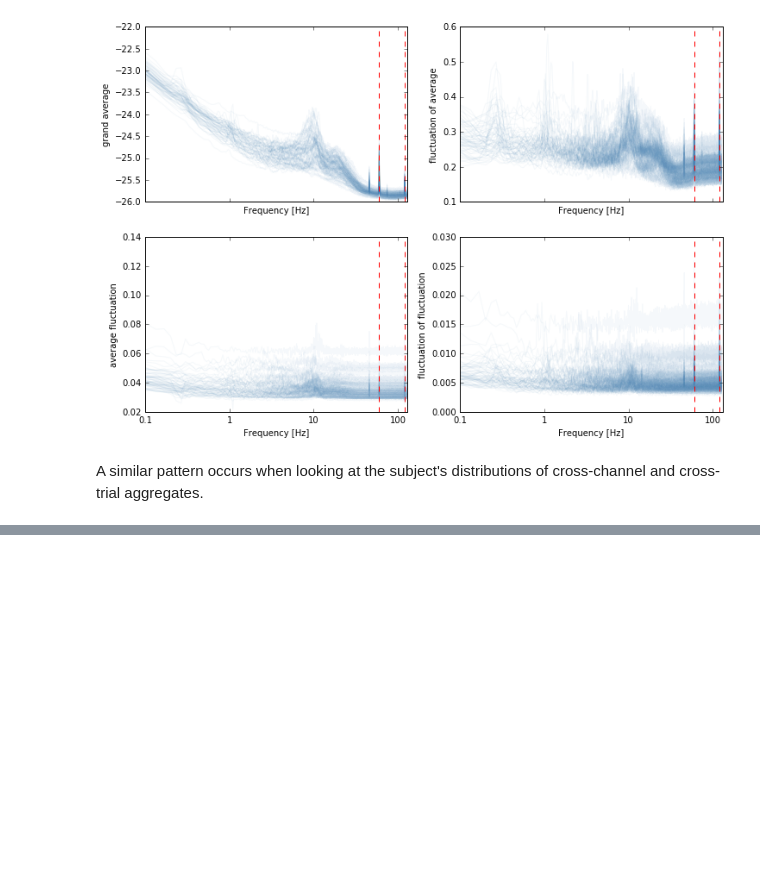
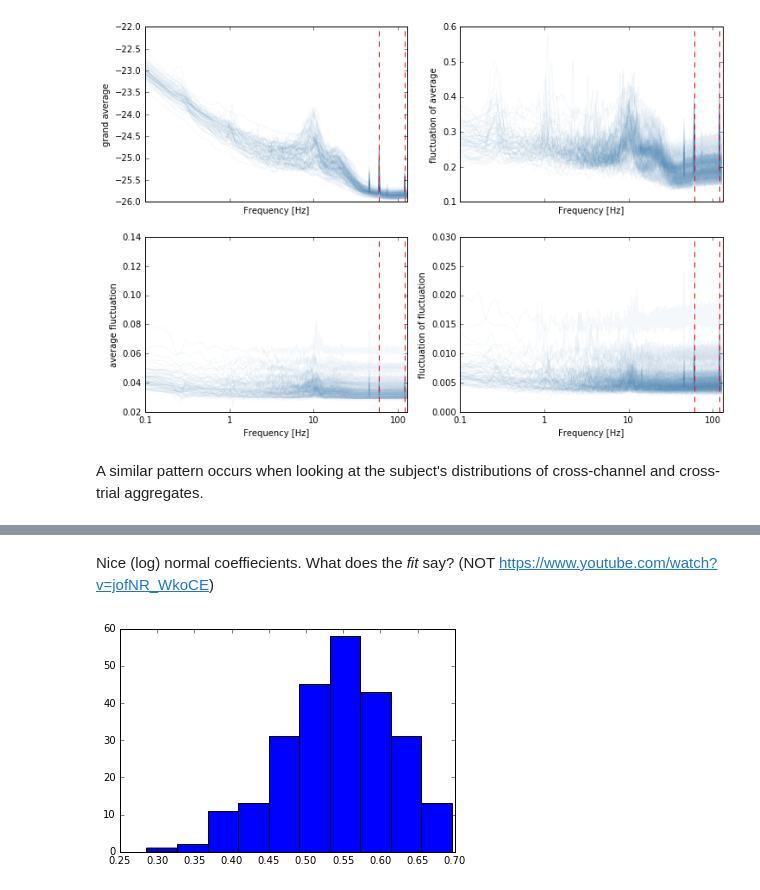
Before and after one commit to neurospin/meg_study_dynamic_scales, a Jupyter notebook: scripts/plot_figures_one.ipynb, the cells around one changed output, grey strips where cells are left out. Cells and saved outputs as stored; diff of their text form; code cells hidden in the pictures; blank space fills up the shorter version.

```diff
--- a/scripts/plot_figures_one.ipynb
+++ b/scripts/plot_figures_one.ipynb
@@ -244,0 +264,6 @@ One intuitive way of achieving this is a second order regression model in which
+# %% [markdown]
+Nice (log) normal coeffiecients. What does the *fit* say? (NOT https://www.youtube.com/watch?v=jofNR_WkoCE)
+# %%
+plt.hist(r2.mean(0));
+# %% [output]
+[figure, added]
```
Also changed, not shown: parts of 18 cells of this notebook.
